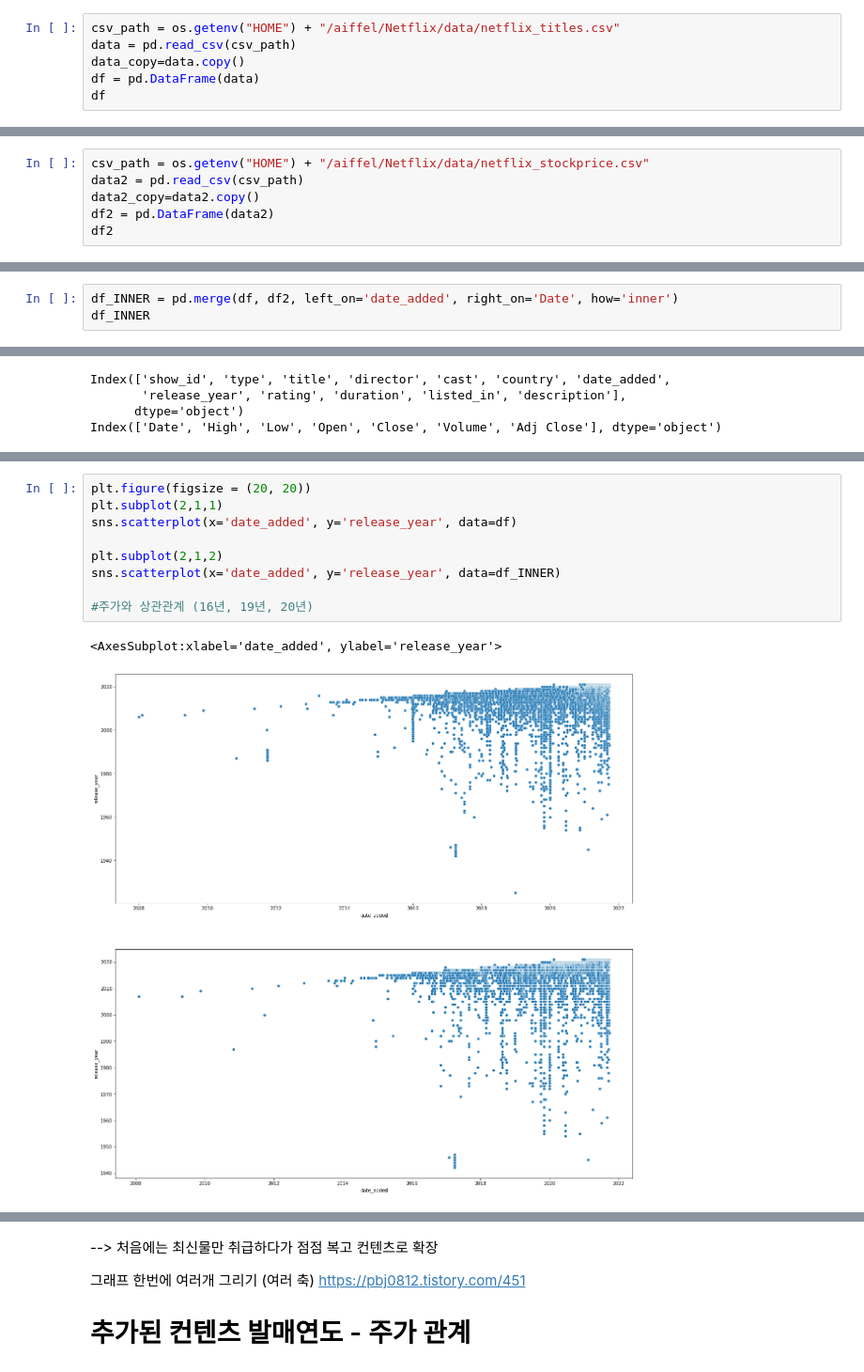
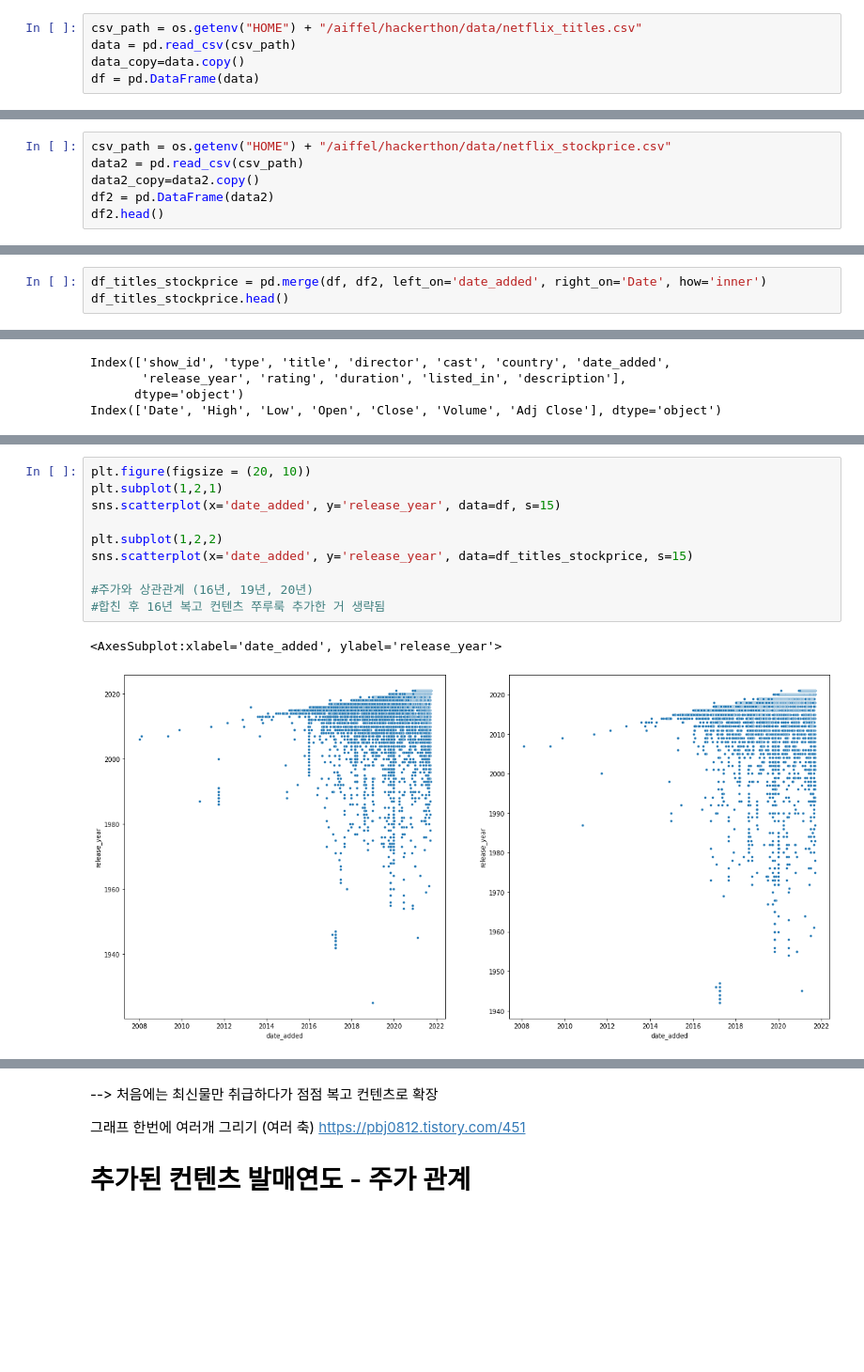
Before and after one commit to netfleeex/netflix_EDA, a Jupyter notebook: NETFLIX.ipynb, the cells around one changed output, grey strips where cells are left out. Shown at 94% size. Drawn from its saved outputs; the diff is of its cells as text; blank space fills up the shorter version.

```diff
--- a/NETFLIX.ipynb
+++ b/NETFLIX.ipynb
@@ -7,8 +9,7 @@ import seaborn as sns
 # %% [markdown]
 # netflix data 불러오기
 # %%
-csv_path = os.getenv("HOME") + "/aiffel/Netflix/data/netflix_titles.csv"
+csv_path = os.getenv("HOME") + "/aiffel/hackerthon/data/netflix_titles.csv"
 data = pd.read_csv(csv_path)
 data_copy=data.copy()
 df = pd.DataFrame(data)
-df
@@ -62,8 +42,8 @@ Name: date_added, Length: 8807, dtype: datetime64[ns]
 # %% [markdown]
 # netflix 주가&거래량 데이터 불러오기
 # %%
-csv_path = os.getenv("HOME") + "/aiffel/Netflix/data/netflix_stockprice.csv"
+csv_path = os.getenv("HOME") + "/aiffel/hackerthon/data/netflix_stockprice.csv"
 data2 = pd.read_csv(csv_path)
 data2_copy=data2.copy()
 df2 = pd.DataFrame(data2)
-df2
+df2.head()
@@ -104,8 +70,8 @@ memory usage: 267.1 KB
 # %% [markdown]
 # dtype 맞춰 주고 데이터 합치기
 # %%
-df_INNER = pd.merge(df, df2, left_on='date_added', right_on='Date', how='inner')
-df_INNER
+df_titles_stockprice = pd.merge(df, df2, left_on='date_added', right_on='Date', how='inner')
+df_titles_stockprice.head()
 # %% [output]
 |  | show_id | type | title | director | cast | country | date_added | release_year | rating | duration | ... |
 | 0 | s2 | TV Show | Blood & Water | NaN | Ama Qamata, Khosi Ngema, Gail Mab... | South Africa | 2021-09-24 | 2021 | TV-MA | 2 Seasons | ... |
@@ -151,12 +94,13 @@ sns.lineplot(data=df_INNER, x='Date', y='Volume', )
 # %%
-plt.figure(figsize = (20, 20))
-plt.subplot(2,1,1)
-sns.scatterplot(x='date_added', y='release_year', data=df)
+plt.figure(figsize = (20, 10))
+plt.subplot(1,2,1)
+sns.scatterplot(x='date_added', y='release_year', data=df, s=15)
 
-plt.subplot(2,1,2)
-sns.scatterplot(x='date_added', y='release_year', data=df_INNER)
+plt.subplot(1,2,2)
+sns.scatterplot(x='date_added', y='release_year', data=df_titles_stockprice, s=15)
 
 #주가와 상관관계 (16년, 19년, 20년)
+#합친 후 16년 복고 컨텐츠 쭈루룩 추가한 거 생략됨
 # %% [output]
 <AxesSubplot:xlabel='date_added', ylabel='release_year'>
-[figure, old version]
+[figure, new version]
```
Also changed, not shown: parts of 55 cells of this notebook.
